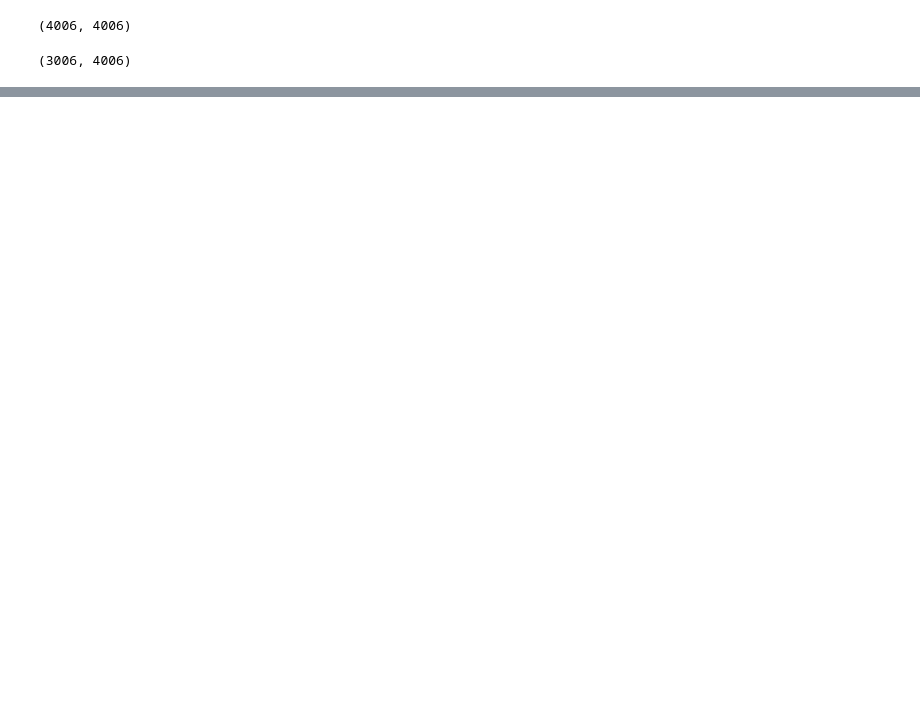
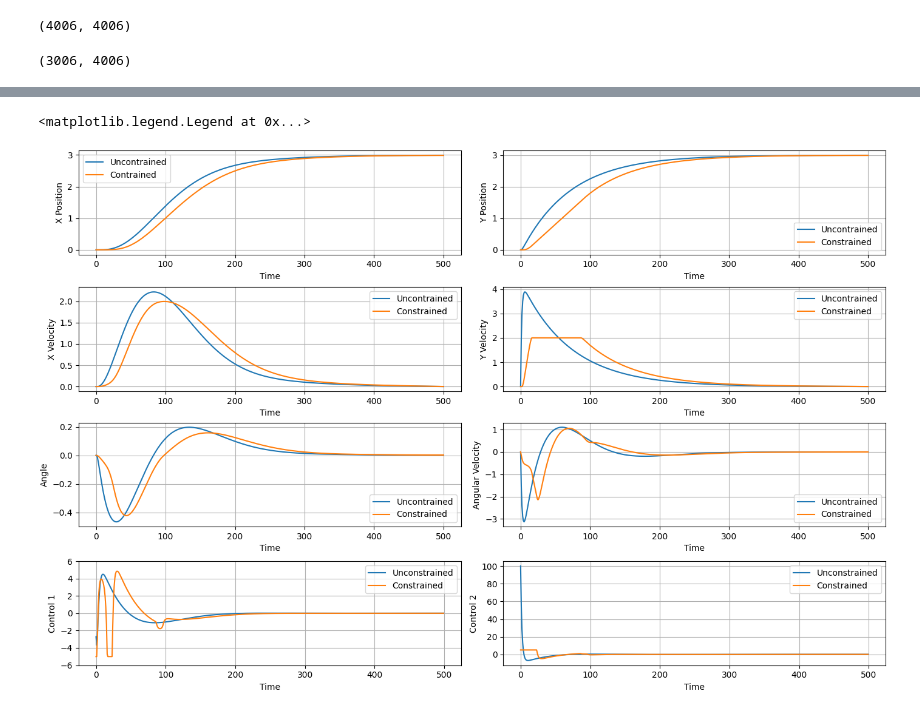
Before and after one commit to RiVer2000/ROB-GY-6323, a Jupyter notebook: Homework 2/Exercise_1.ipynb, the cells around one changed output, grey strips where cells are left out. Saved outputs shown, nothing was run; the diff lists cells and outputs as text; code cells hidden in the pictures; blank space fills up the shorter version.

```diff
--- a/Homework 2/Exercise_1.ipynb
+++ b/Homework 2/Exercise_1.ipynb
@@ -88,7 +87,7 @@ f[0:nvars] = G_des  # Top part of f (matching `G_des`)
 f[nvars:, 0] = p.flatten()  # Bottom part of f (matching `p`)
 
 # Solve the KKT system
-yl = np.linalg.solve(KKT, f)
+yl0 = np.linalg.solve(KKT, f)
 # %% [output]
 (3006, 4006)
 # %%
@@ -288,0 +267,72 @@ NameError: name 'x2' is not defined
+# %%
+## Comparision of the Plots
+plt.figure(figsize=[14,9], layout='constrained')
+plt.subplot(4, 2, 1)
+plt.plot(x_pos_0,label='Uncontrained')
+plt.plot(x_pos_1,label='Contrained')
+plt.ylabel('X Position')
+plt.xlabel('Time')
+plt.grid()
+plt.legend()
+
+
+plt.subplot(4, 2, 2)
+plt.plot(y_pos_0,label='Uncontrained')
+plt.plot(y_pos_1,label='Constrained')
+plt.ylabel('Y Position')
+plt.xlabel('Time')
+plt.grid()
+plt.legend()
+
+plt.subplot(4, 2, 3)
+plt.plot(x_vel_0,label='Uncontrained')
+plt.plot(x_vel_1,label='Constrained')
+plt.ylabel('X Velocity')
+plt.xlabel('Time')
+plt.grid()
+plt.legend()
+
+plt.subplot(4, 2, 4)
+plt.plot(y_vel_0,label='Uncontrained')
+plt.plot(y_vel_1,label='Constrained')
+plt.ylabel('Y Velocity')
+plt.xlabel('Time')
+plt.grid()
+plt.legend()
+
+plt.subplot(4, 2, 5)
+plt.plot(angle_0,label='Uncontrained')
+plt.plot(angle_1,label='Constrained')
+plt.ylabel('Angle')
+plt.xlabel('Time')
+plt.grid()
+plt.legend()
+
+plt.subplot(4, 2, 6)
+plt.plot(angle_vel_0,label='Uncontrained')
+plt.plot(angle_vel_1,label='Constrained')
+plt.ylabel('Angular Velocity')
+plt.xlabel('Time')
+plt.grid()
+plt.legend()
+
+
+plt.subplot(4,2,7)
+plt.plot(control1_0, label='Unconstrained')
+plt.plot(control1_1, label='Constrained')
+plt.ylabel('Control 1')
+plt.xlabel('Time')
+plt.ylim(-6,6)
+plt.grid()
+plt.legend()
+
+plt.subplot(4, 2, 8)
+plt.plot(control2_0, label='Unconstrained')
+plt.plot(control2_1, label='Constrained')
+plt.ylabel('Control 2')
+plt.xlabel('Time')
+plt.grid()
+plt.legend()
+# %% [output]
+<matplotlib.legend.Legend at 0x...>
+[figure, added]
```
Also changed, not shown: parts of 6 cells of this notebook.
